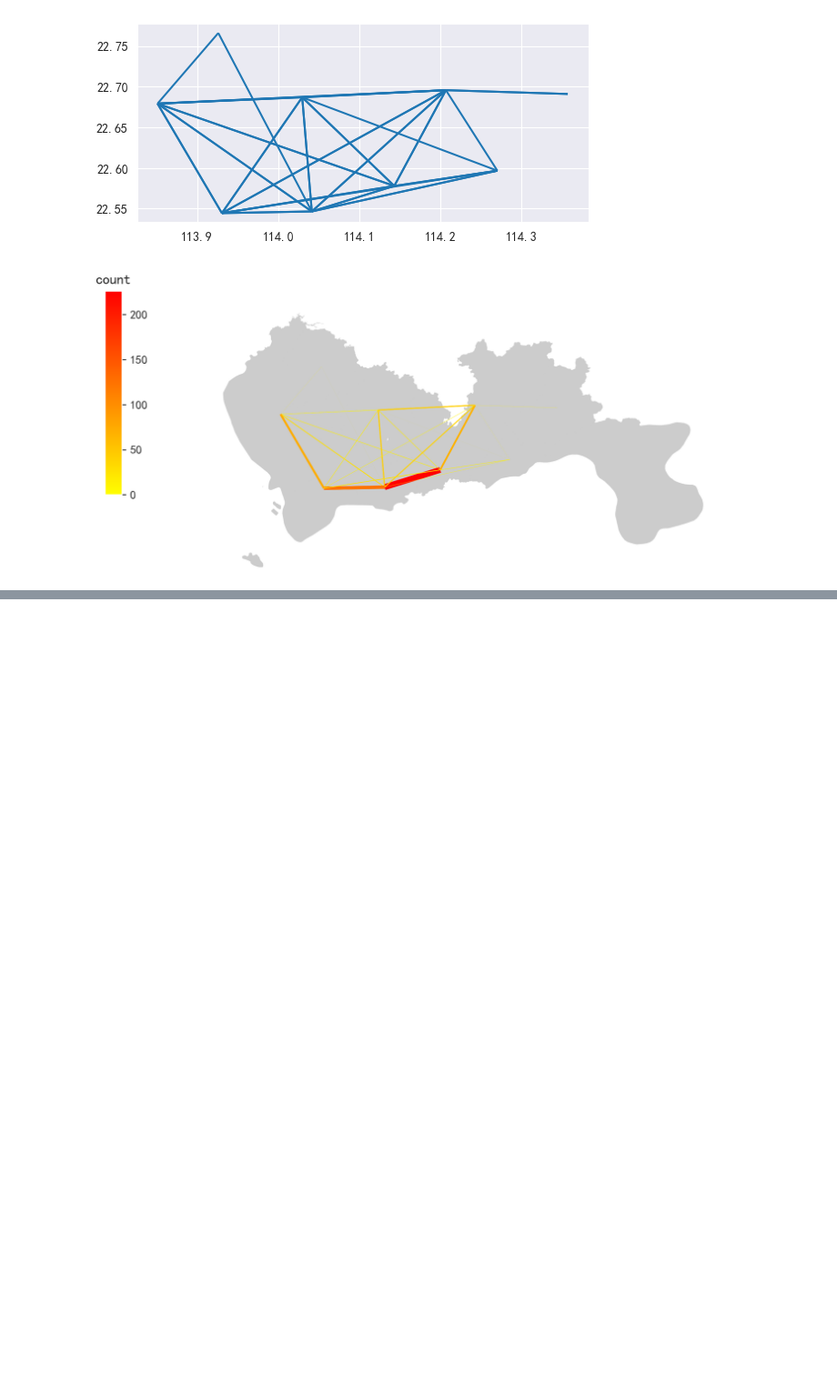
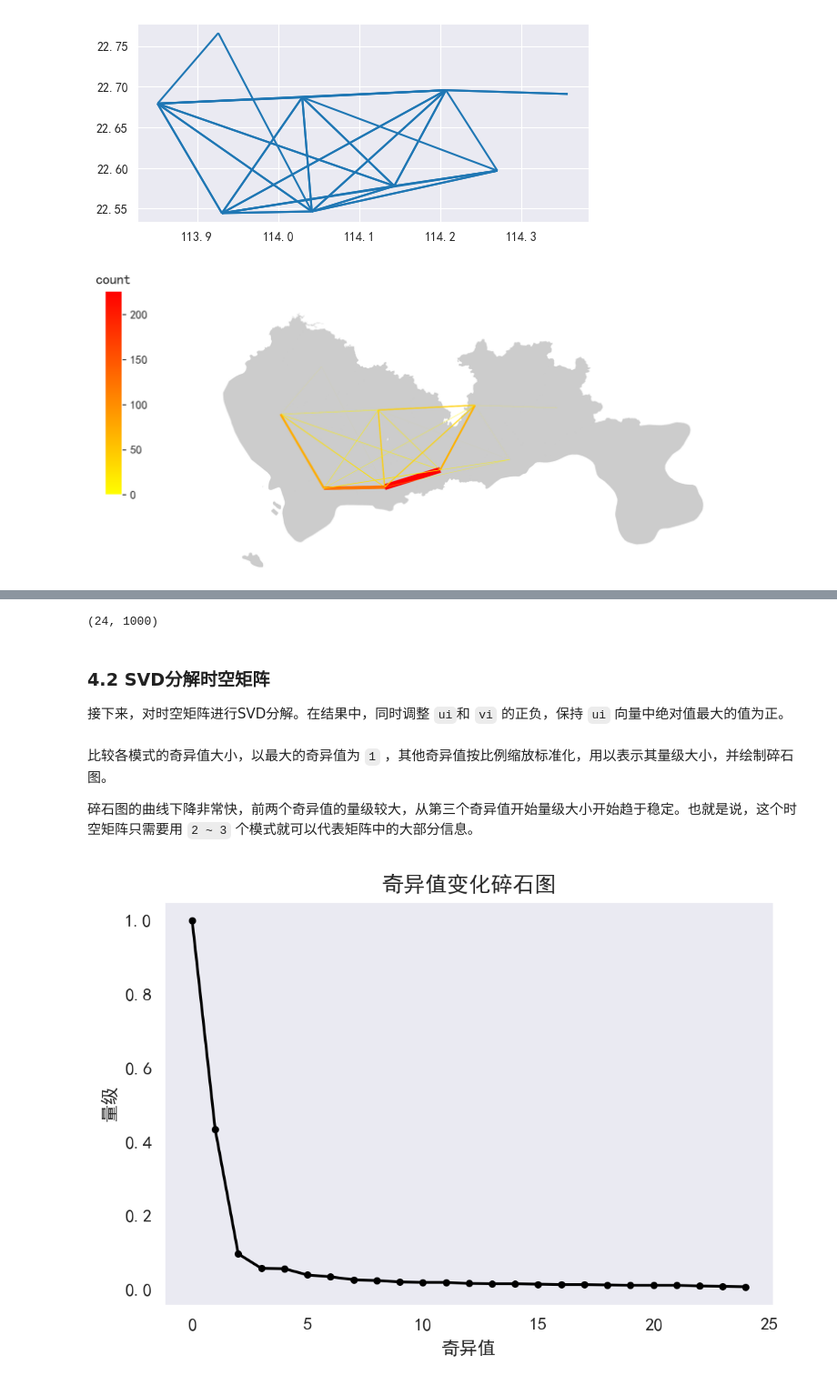
Before and after one commit to raingrain/evaluation-and-analysis-of-gps-data-for-taxi-in-shenzhen, a Jupyter notebook: src/main.ipynb, the cells around one changed output, grey strips where cells are left out. Shown at 91% size. Saved outputs shown, nothing was run; the diff lists cells and outputs as text; code cells hidden in the pictures; blank space fills up the shorter version.

```diff
--- a/src/main.ipynb
+++ b/src/main.ipynb
@@ -1166,0 +1265,4 @@ plt.show()
+# %%
+# 统计每个栅格有多少天的数值为空值
+nulldays = Gridmatrix.isnull().sum()
+nulldays
@@ -1166,0 +1285,6 @@ plt.show()
+# %%
+# 保留空值少于5天的栅格，也就是矩阵中的列
+retaindays = nulldays[nulldays < 5].index
+# 补充空值为0
+Gridmatrix = Gridmatrix[retaindays].fillna(0)
+Gridmatrix.head(10)
@@ -1166,0 +1307,4 @@ plt.show()
+# %%
+# 提取表中的值，变为numpy中的矩阵
+M = Gridmatrix.values
+M
@@ -1166,0 +1319,37 @@ plt.show()
+# %%
+# 矩阵的大小
+M.shape
+# %% [output]
+(24, 1000)
+# %% [markdown]
+### 4.2 SVD分解时空矩阵
+
+接下来，对时空矩阵进行SVD分解。在结果中，同时调整 `ui`和 `vi` 的正负，保持 `ui` 向量中绝对值最大的值为正。
+# %%
+U, sigma, VT = np.linalg.svd(M)
+# 调整ui和vi向量的正负，保持ui向量中绝对值最大者为正
+for i in range(U.shape[0]):
+    ui = U[:, i]
+    flag = np.sign(ui[abs(ui) == abs(ui).max()])
+    U[:, i] = flag * U[:, i]
+    VT[i, :] = flag * VT[i, :]
+# %% [markdown]
+比较各模式的奇异值大小，以最大的奇异值为 `1` ，其他奇异值按比例缩放标准化，用以表示其量级大小，并绘制碎石图。
+
+碎石图的曲线下降非常快，前两个奇异值的量级较大，从第三个奇异值开始量级大小开始趋于稳定。也就是说，这个时空矩阵只需要用 `2 ~ 3` 个模式就可以代表矩阵中的大部分信息。
+# %%
+# 绘制奇异值变化的碎石图
+# 标准化奇异值
+nsigma = (sigma / sum(sigma)).round(3)
+# 创建图
+plt.figure(1, (6, 4), dpi=200)
+# 绘制奇异值量级变化的曲线
+plt.plot(range(0, len(nsigma) + 1), [1] + list(nsigma), 'k-',
+         range(0, len(nsigma) + 1), [1] + list(nsigma), 'k.')
+plt.grid()
+plt.title('奇异值变化碎石图')
+plt.xlabel('奇异值')
+plt.ylabel('量级')
+plt.show()
+# %% [output]
+[figure, added]
```
Also changed, not shown: parts of 29 cells of this notebook, 15 other files.
